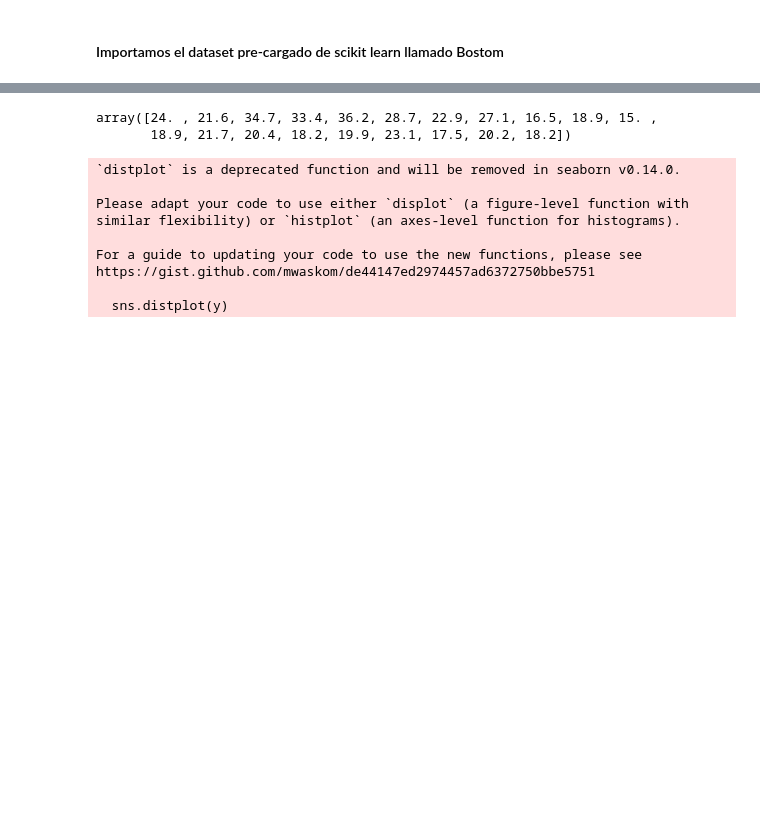
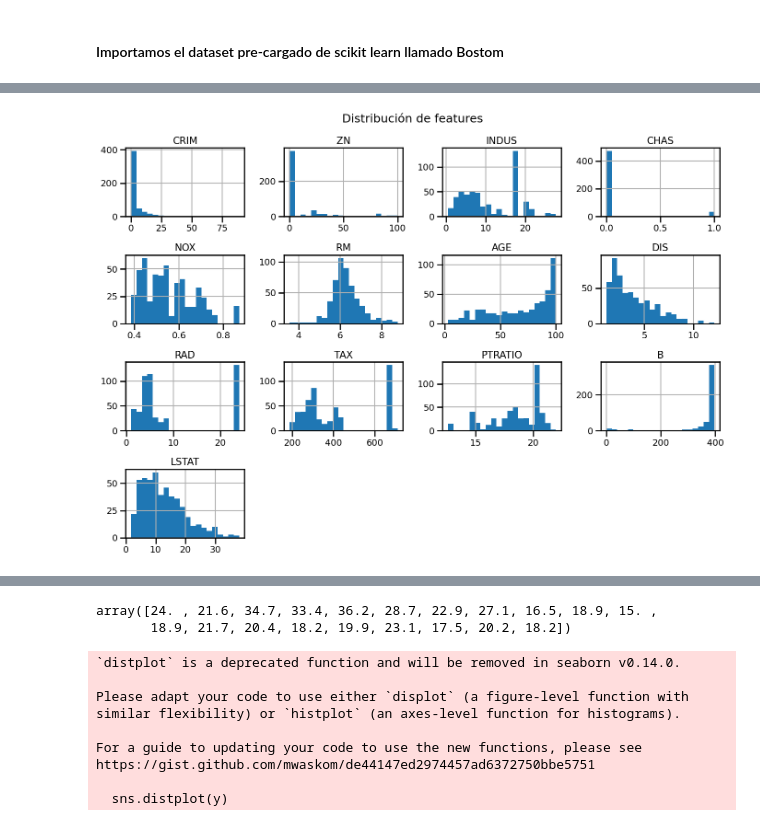
Before and after one commit to clusterai/Ciencia-de-Datos-UTN-FRBA, a Jupyter notebook: clase05/clusterai_clase05_ridge_regresion_toy.ipynb, the cells around one changed output, grey strips where cells are left out. Cells and saved outputs as stored; diff of their text form; code cells hidden in the pictures; blank space fills up the shorter version.

```diff
--- a/clase05/clusterai_clase05_ridge_regresion_toy.ipynb
+++ b/clase05/clusterai_clase05_ridge_regresion_toy.ipynb
@@ -38,0 +78,3 @@ y = target
+# %%
+df = pd.DataFrame(x, columns=feature_names).astype(float)
+df['MEDV'] = y.astype(float)
@@ -38,0 +94,8 @@ y = target
+# %%
+# Distribución de cada feature
+df.drop('MEDV', axis=1).hist(bins=20, figsize=(14, 10))
+plt.suptitle('Distribución de features')
+plt.tight_layout()
+plt.show()
+# %% [output]
+[figure, added]
```
Also changed, not shown: parts of 45 cells of this notebook.
